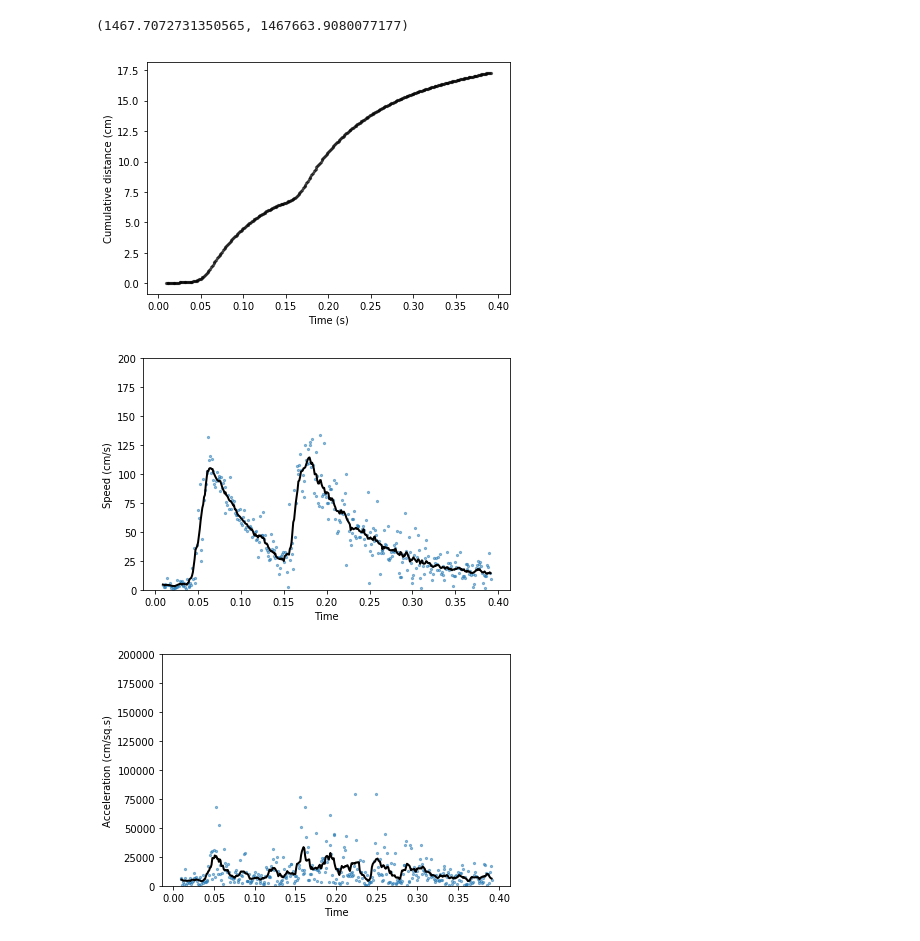
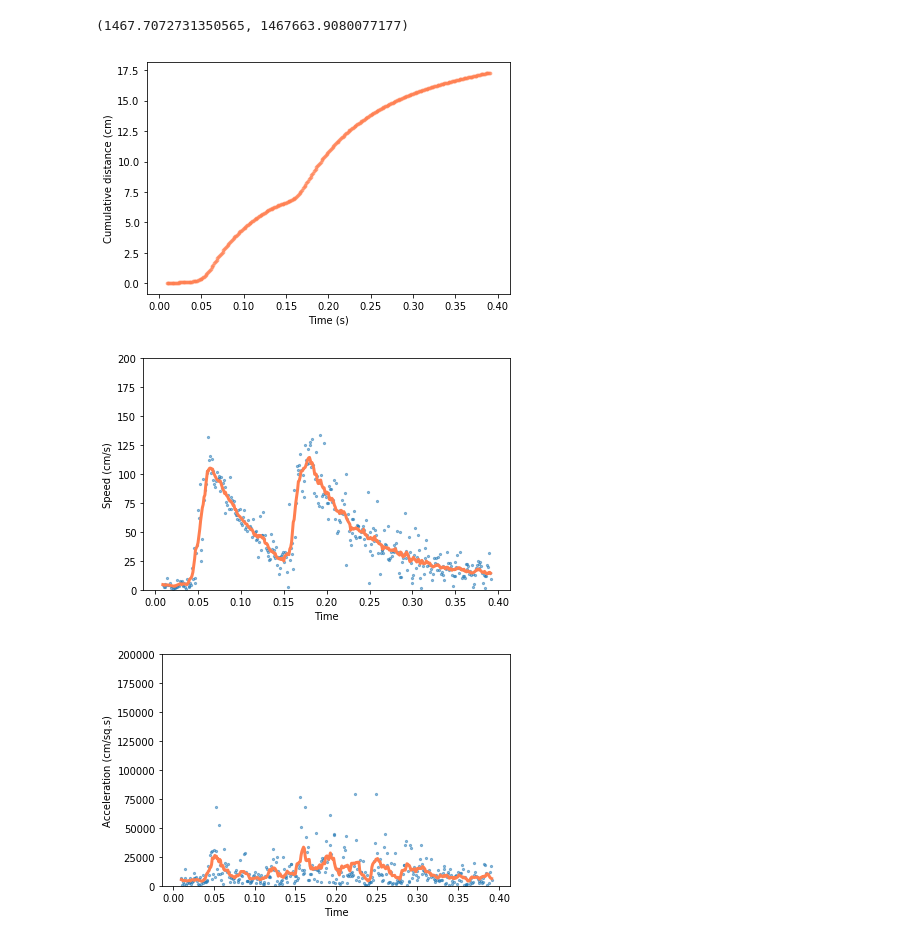
Before and after one commit to vivekhsridhar/tracktor, a Jupyter notebook: examples/single_fish.ipynb, the cells around one changed output. Cells and saved outputs as stored; diff of their text form; code cells hidden in the pictures.

Commit message:
fast-start figures are now orange

```diff
--- a/examples/single_fish.ipynb
+++ b/examples/single_fish.ipynb
@@ -207,31 +207,31 @@ np.nanmax(df['smoothed_speed']), np.nanmax(df['smoothed_accn'])
 index = tr.reject_outliers(df['smoothed_speed'], m = 6)
 index = np.array(index[0])
 # %%
-plt.scatter(df['time'][index], df['cum_dist'][index], c='#000000', s=5, alpha=0.5)
+plt.scatter(df['time'][index], df['cum_dist'][index], c='#FF7F50', s=8, alpha=0.5)
 plt.xlabel('Time (s)')
 plt.ylabel('Cumulative distance (cm)')
 plt.tight_layout()
 plt.savefig('imgs/ex1_fig2a.eps', format='eps', dpi=300)
 plt.show()
 
 plt.scatter(df['time'][index], df['speed'][index], s=5, alpha=0.5)
-plt.plot(df['time'][index], df['smoothed_speed'][index], c='#000000', lw=2)
+plt.plot(df['time'][index], df['smoothed_speed'][index], c='#FF7F50', lw=3)
 plt.ylim(0,200)
 plt.xlabel('Time')
 plt.ylabel('Speed (cm/s)')
 plt.tight_layout()
 plt.savefig('imgs/ex1_fig2b.eps', format='eps', dpi=300)
 plt.show()
 
 plt.scatter(df['time'][index], df['accn'][index], s=5, alpha=0.5)
-plt.plot(df['time'][index], df['smoothed_accn'][index], c='#000000', lw=2)
+plt.plot(df['time'][index], df['smoothed_accn'][index], c='#FF7F50', lw=3)
 plt.ylim(0,200000)
 plt.xlabel('Time')
 plt.ylabel('Acceleration (cm/sq.s)')
 plt.tight_layout()
 plt.savefig('imgs/ex1_fig2c.eps', format='eps', dpi=300)
 plt.show()
 # %% [output]
-[figure, old version]
+[figure, new version]
-[figure, old version]
+[figure, new version]
-[figure, old version]
+[figure, new version]
```
Also changed, not shown: 6 other files.
